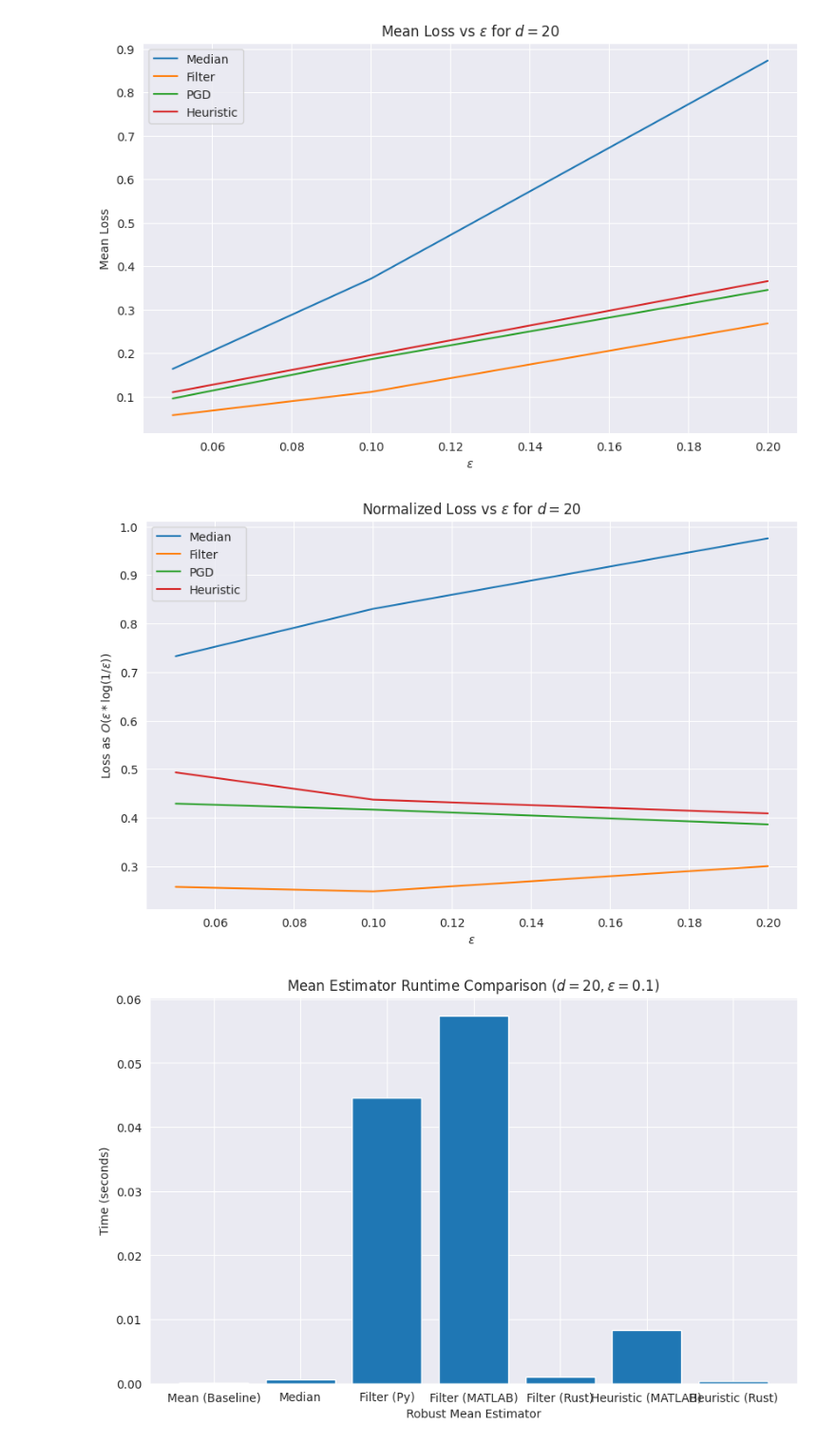
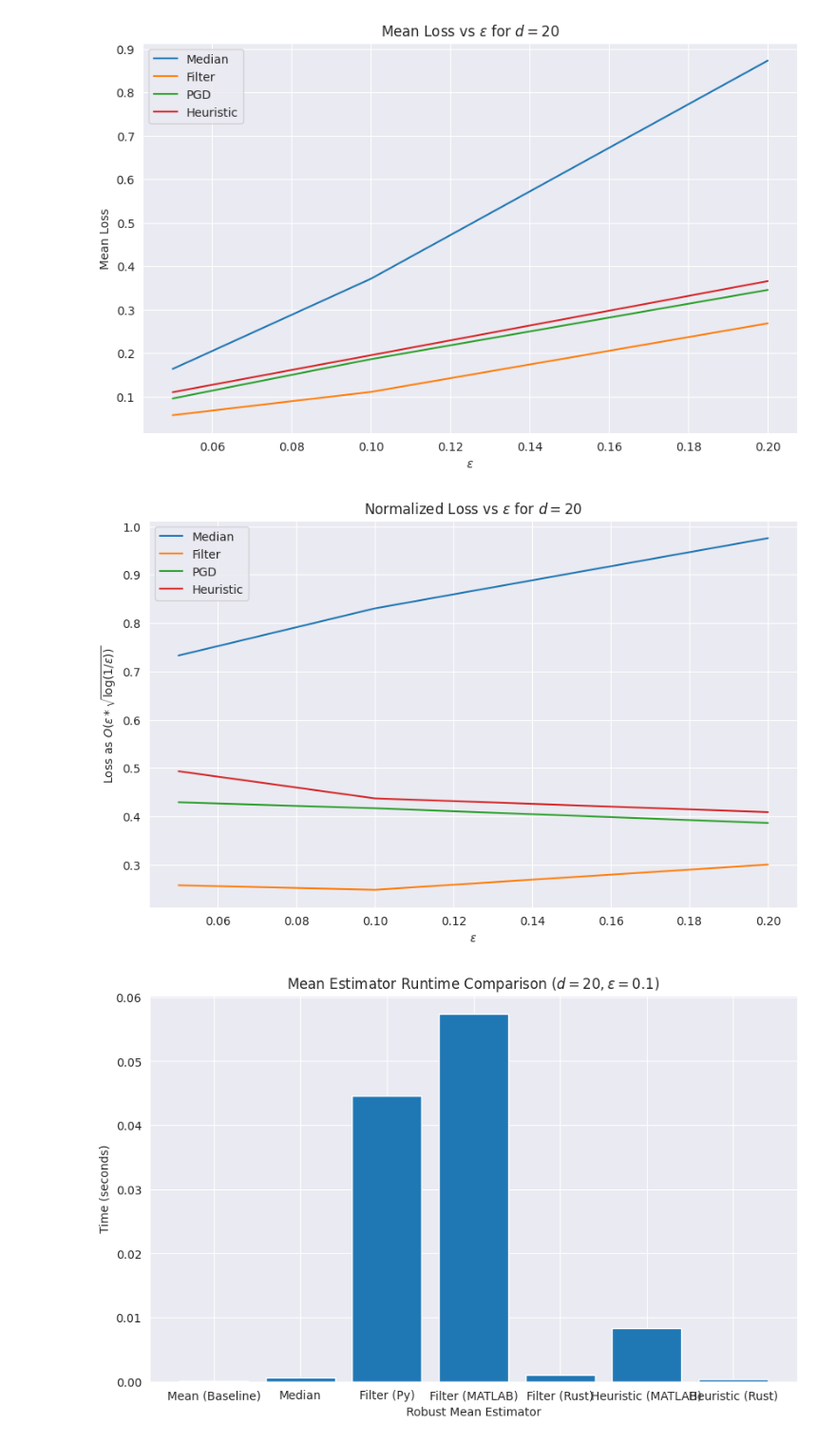
Before and after one commit to RobScheidegger/robust-stats-benchmarks, a Jupyter notebook: analysis/analysis_2.ipynb, the cells around one changed output. Shown at 95% size. Saved outputs shown, nothing was run; the diff lists cells and outputs as text; code cells hidden in the pictures.

```diff
--- a/analysis/analysis_2.ipynb
+++ b/analysis/analysis_2.ipynb
@@ -58,21 +58,21 @@ plt.show()
 # %%
 # Make another graph that plots the normalized loss (reg1) for each estimator for d = 20
 
 # Plot all of the above estimators on a line graph with seaborn
 sns.set_style('darkgrid')
 plt.figure(figsize=(10, 6))
 plt.plot(median_estimator['epsilon'], median_estimator['loss_reg1'], label='Median')
 plt.plot(filter_estimator['epsilon'], filter_estimator['loss_reg1'], label='Filter')
 plt.plot(pgd_estimator['epsilon'], pgd_estimator['loss_reg1'], label='PGD')
 plt.plot(heuristic_estimator['epsilon'], heuristic_estimator['loss_reg1'], label='Heuristic')
 plt.legend()
 plt.xlabel('$\epsilon$')
-plt.ylabel('Loss as $O(\epsilon * \log(1/\epsilon))$')
+plt.ylabel('Loss as $O(\epsilon * \sqrt{\log(1/\epsilon))}$')
 plt.title('Normalized Loss vs $\epsilon$ for $d = 20$')
 plt.savefig('normalized_loss_vs_epsilon_for_d20.png')
 plt.show()
 # %% [output]
-[figure, old version]
+[figure, new version]
 # %%
 # load bench_filter_comparison and plot the data
 
```
